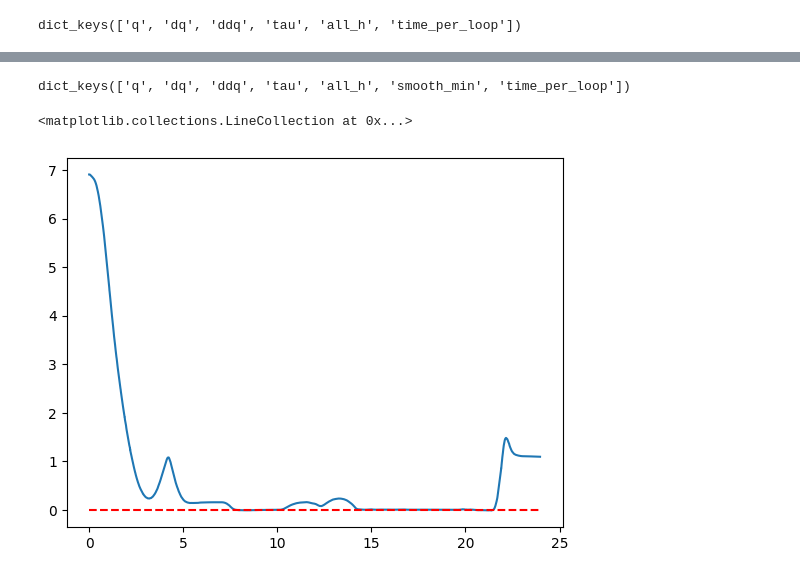
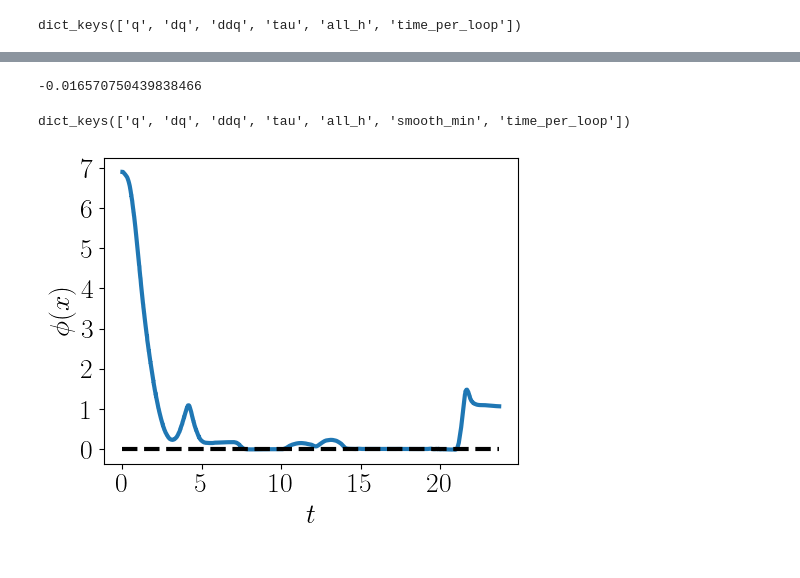
Before and after one commit to shiqingw/HOCBF-FR3-Experiments, a Jupyter notebook: exp1_visualization.ipynb, the cells around one changed output, grey strips where cells are left out. Drawn from its saved outputs; the diff is of its cells as text; code cells hidden in the pictures.

```diff
--- a/exp1_visualization.ipynb
+++ b/exp1_visualization.ipynb
@@ -2,12 +2,17 @@
 import matplotlib.pyplot as plt
 import numpy as np
 import pickle
+
+plt.rcParams['font.family'] = 'serif'
+plt.rcParams.update({"text.usetex": True,
+                        "text.latex.preamble": r"\usepackage{amsmath}"})
+plt.rcParams.update({'pdf.fonttype': 42})
 # %%
 # load data
 folder = "exp1_results"
-exp = "no_circ_2024-07-22-12-06-21"
+exp_no_circ = "no_circ_2024-07-22-18-43-38"
 file = 'data.pickle'
-with open(folder + '/' + exp + '/' + file, 'rb') as f:
+with open(folder + '/' + exp_no_circ + '/' + file, 'rb') as f:
     data_no_circ = pickle.load(f)
 # %%
 print(data_no_circ.keys())
@@ -23,9 +43,13 @@ plt.hlines(0, 0, len(all_h), colors='r', linestyles='dashed')
+# %%
+print(np.min(all_h, axis=1)[-2])
+# %% [output]
+-0.016570750439838466
 # %%
 # load data
 folder = "exp1_results"
-exp = "with_circ_2024-07-22-12-17-43"
+exp_with_circ = "with_circ_2024-07-22-18-40-22"
 file = 'data.pickle'
-with open(folder + '/' + exp + '/' + file, 'rb') as f:
+with open(folder + '/' + exp_with_circ + '/' + file, 'rb') as f:
     data_with_circ = pickle.load(f)
 # %%
 print(data_with_circ.keys())
@@ -34,8 +58,21 @@ dict_keys(['q', 'dq', 'ddq', 'tau', 'all_h', 'smooth_min', 'time_per_loop'])
 # %%
 smooth_min = np.array(data_with_circ['smooth_min'])
 t = np.cumsum(data_with_circ['time_per_loop'])
-plt.plot(t, smooth_min)
-plt.hlines(0, t[0], t[-1], colors='r', linestyles='dashed')
+
+fig, ax = plt.subplots(figsize=(5,4), frameon=True)
+label_fs = 20
+tick_fs = 20
+legend_fs = 20
+linewidth = 3
+
+plt.plot(t, smooth_min, linewidth=linewidth)
+plt.hlines(0, t[0], t[-1], colors='k', linestyles='dashed', linewidth=linewidth)
+
+plt.xlabel('$t$', fontsize=label_fs)
+plt.ylabel('$\phi(x)$', fontsize=label_fs)
+plt.xticks(fontsize = tick_fs)
+plt.yticks(fontsize = tick_fs)
+plt.tight_layout()
+plt.savefig(folder + '/' + exp_with_circ + '/cbf_with_circ.pdf')
 # %% [output]
-<matplotlib.collections.LineCollection at 0x...>
-[figure, old version]
+[figure, new version]
```
Also changed, not shown: parts of 3 cells of this notebook, 17 other files.
